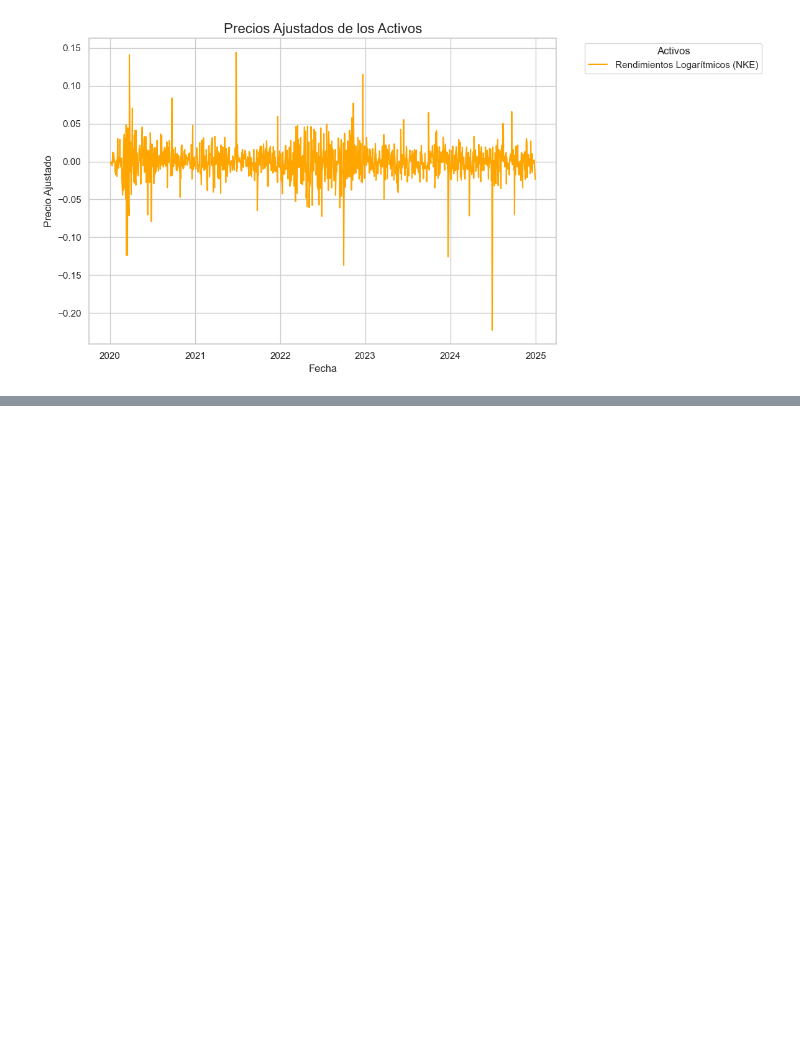
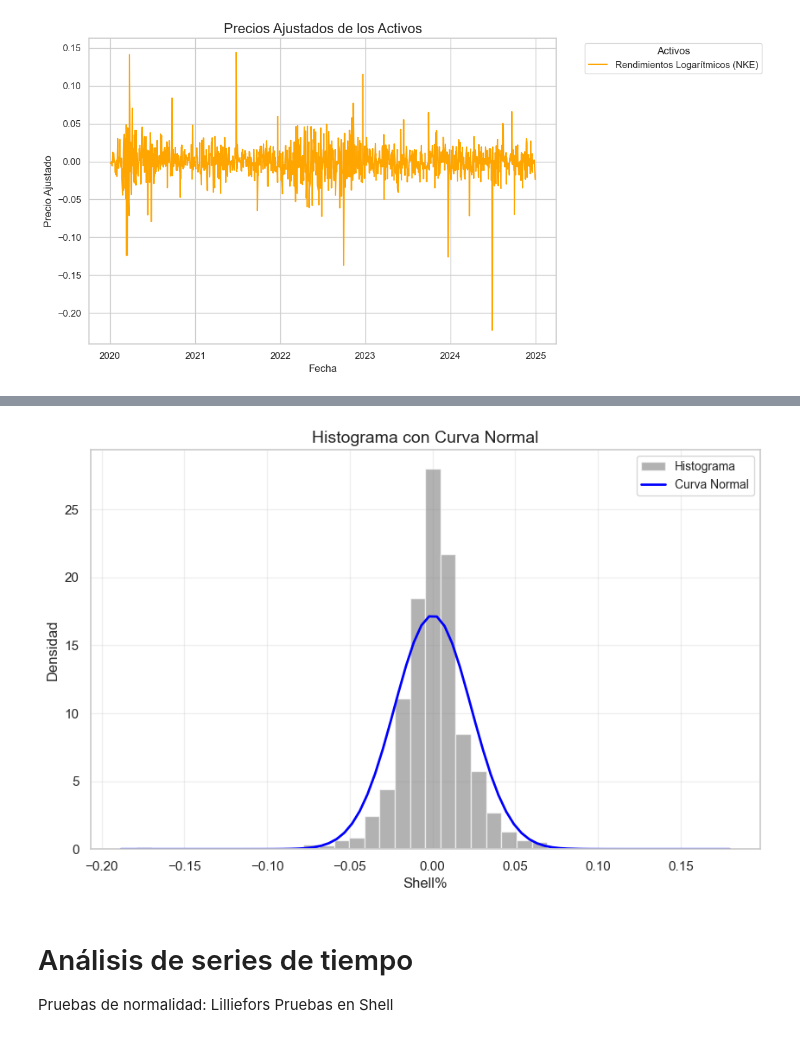
Before and after one commit to betospike/CORRELACION_ACTIVOS, a Jupyter notebook: Correlacion_de_activos.ipynb, the cells around one changed output, grey strips where cells are left out. Saved outputs shown, nothing was run; the diff lists cells and outputs as text; code cells hidden in the pictures; blank space fills up the shorter version.

Commit message:
Se añadieron las preubas de Lilliefors

```diff
--- a/Correlacion_de_activos.ipynb
+++ b/Correlacion_de_activos.ipynb
@@ -358,0 +554,31 @@ plt.show()
+# %%
+import numpy as np
+import matplotlib.pyplot as plt
+from scipy.stats import norm
+
+# Datos de ejemplo (reemplaza con tus datos reales)
+shell_data = ret_assets['SHEL']  # Columna de datos de Shell
+
+# Crear el histograma
+plt.figure(figsize=(10, 6))
+hist_shell = plt.hist(shell_data, bins=40, density=True, alpha=0.6, color='gray', label='Histograma')
+
+# Generar la curva normal
+xfit = np.linspace(min(shell_data), max(shell_data), 80)
+yfit = norm.pdf(xfit, loc=np.mean(shell_data), scale=np.std(shell_data))
+plt.plot(xfit, yfit, color='blue', linewidth=2, label='Curva Normal')
+
+# Personalizar el gráfico
+plt.title("Histograma con Curva Normal", fontsize=14)
+plt.xlabel("Shell%", fontsize=12)
+plt.ylabel("Densidad", fontsize=12)
+plt.legend(fontsize=10)
+plt.grid(alpha=0.3)
+plt.show()
+# %% [output]
+[figure, added]
+# %% [markdown]
+# Análisis de series de tiempo
+
+Pruebas de normalidad: Lilliefors
+Pruebas en Shell
```
Also changed, not shown: parts of 30 cells of this notebook, 1 other file.
